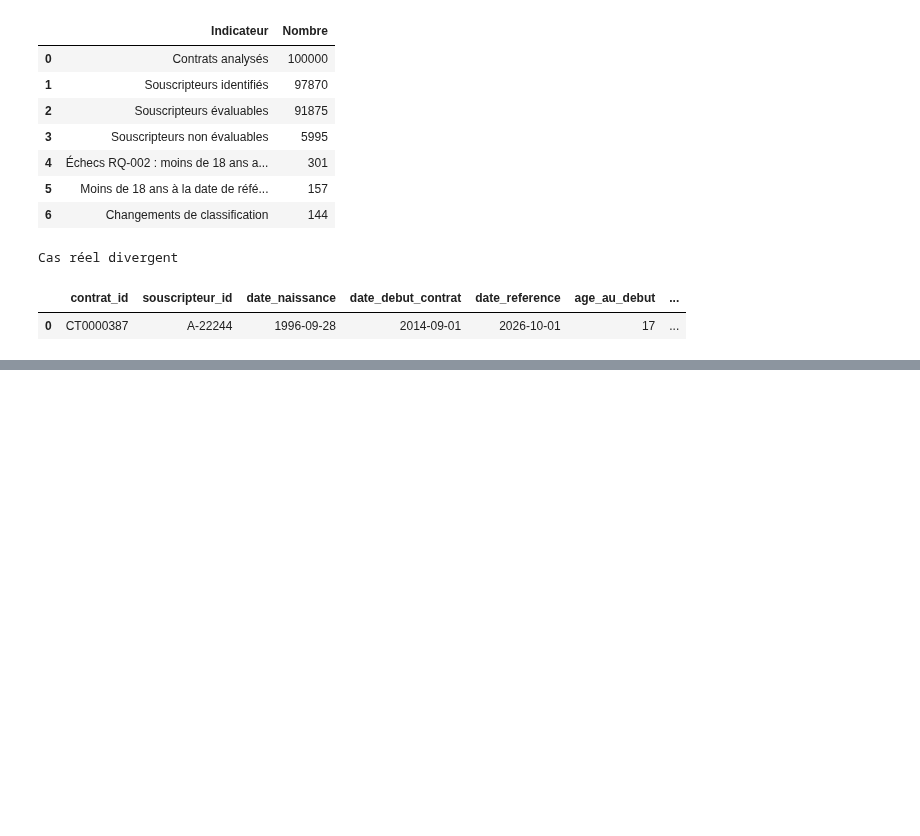
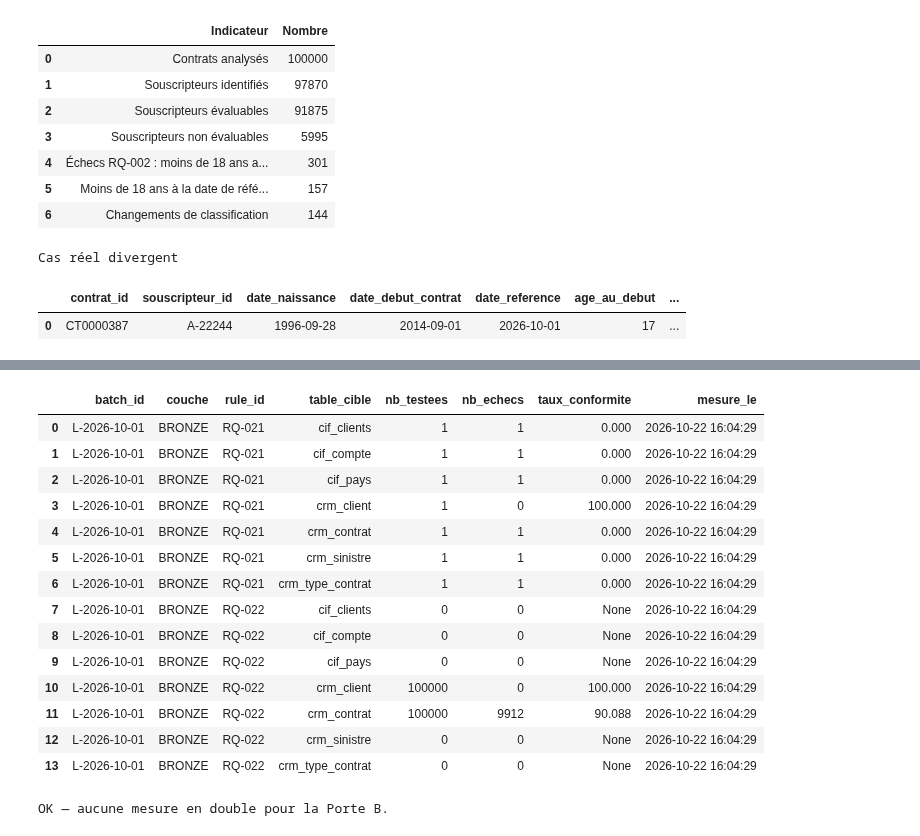
Before and after one commit to ruthabebeneg/td-qualite-g02, a Jupyter notebook: notebooks/S2_g02.ipynb, the cells around one changed output, grey strips where cells are left out. Drawn from its saved outputs; the diff is of its cells as text; code cells hidden in the pictures; blank space fills up the shorter version.

Commit message:
feat: complete US-15 bronze quality state

```diff
--- a/notebooks/S2_g02.ipynb
+++ b/notebooks/S2_g02.ipynb
@@ -1028,0 +1085,68 @@ Tamaño: 167010 bytes
+# %%
+# %% US-15 — Contrôle final de l'historisation Bronze
+#
+# Les contrôles RQ-021 et RQ-022 de la Porte B ont été historisés
+# dans dq.dq_history pour le lot de référence.
+
+historique_us15 = lire("""
+    SELECT
+        batch_id,
+        couche,
+        rule_id,
+        table_cible,
+        nb_testees,
+        nb_echecs,
+        taux_conformite,
+        mesure_le
+    FROM dq.dq_history
+    WHERE batch_id = :b
+      AND couche = 'BRONZE'
+      AND rule_id IN ('RQ-021', 'RQ-022')
+    ORDER BY rule_id, table_cible
+""", b=BATCH)
+
+display(historique_us15)
+# %% [output]
+|  | batch_id | couche | rule_id | table_cible | nb_testees | nb_echecs | taux_conformite | mesure_le |
+| 0 | L-2026-10-01 | BRONZE | RQ-021 | cif_clients | 1 | 1 | 0.000 | 2026-10-22 16:04:29 |
+| 1 | L-2026-10-01 | BRONZE | RQ-021 | cif_compte | 1 | 1 | 0.000 | 2026-10-22 16:04:29 |
+| 2 | L-2026-10-01 | BRONZE | RQ-021 | cif_pays | 1 | 1 | 0.000 | 2026-10-22 16:04:29 |
+| 3 | L-2026-10-01 | BRONZE | RQ-021 | crm_client | 1 | 0 | 100.000 | 2026-10-22 16:04:29 |
+| 4 | L-2026-10-01 | BRONZE | RQ-021 | crm_contrat | 1 | 1 | 0.000 | 2026-10-22 16:04:29 |
+| 5 | L-2026-10-01 | BRONZE | RQ-021 | crm_sinistre | 1 | 1 | 0.000 | 2026-10-22 16:04:29 |
+| 6 | L-2026-10-01 | BRONZE | RQ-021 | crm_type_contrat | 1 | 1 | 0.000 | 2026-10-22 16:04:29 |
+| 7 | L-2026-10-01 | BRONZE | RQ-022 | cif_clients | 0 | 0 | None | 2026-10-22 16:04:29 |
+| 8 | L-2026-10-01 | BRONZE | RQ-022 | cif_compte | 0 | 0 | None | 2026-10-22 16:04:29 |
+| 9 | L-2026-10-01 | BRONZE | RQ-022 | cif_pays | 0 | 0 | None | 2026-10-22 16:04:29 |
+| 10 | L-2026-10-01 | BRONZE | RQ-022 | crm_client | 100000 | 0 | 100.000 | 2026-10-22 16:04:29 |
+| 11 | L-2026-10-01 | BRONZE | RQ-022 | crm_contrat | 100000 | 9912 | 90.088 | 2026-10-22 16:04:29 |
+| 12 | L-2026-10-01 | BRONZE | RQ-022 | crm_sinistre | 0 | 0 | None | 2026-10-22 16:04:29 |
+| 13 | L-2026-10-01 | BRONZE | RQ-022 | crm_type_contrat | 0 | 0 | None | 2026-10-22 16:04:29 |
+# %%
+# %% US-15 — Vérification de l'absence de doublons dans l'historique
+
+doublons_us15 = lire("""
+    SELECT
+        batch_id,
+        couche,
+        rule_id,
+        table_cible,
+        COUNT(*) AS nb_mesures
+    FROM dq.dq_history
+    WHERE batch_id = :b
+      AND couche = 'BRONZE'
+      AND rule_id IN ('RQ-021', 'RQ-022')
+    GROUP BY
+        batch_id,
+        couche,
+        rule_id,
+        table_cible
+    HAVING COUNT(*) > 1
+""", b=BATCH)
+
+if doublons_us15.empty:
+    print("OK — aucune mesure en double pour la Porte B.")
+else:
+    display(doublons_us15)
+# %% [output]
+OK — aucune mesure en double pour la Porte B.
```
Also changed, not shown: parts of 6 cells of this notebook.
